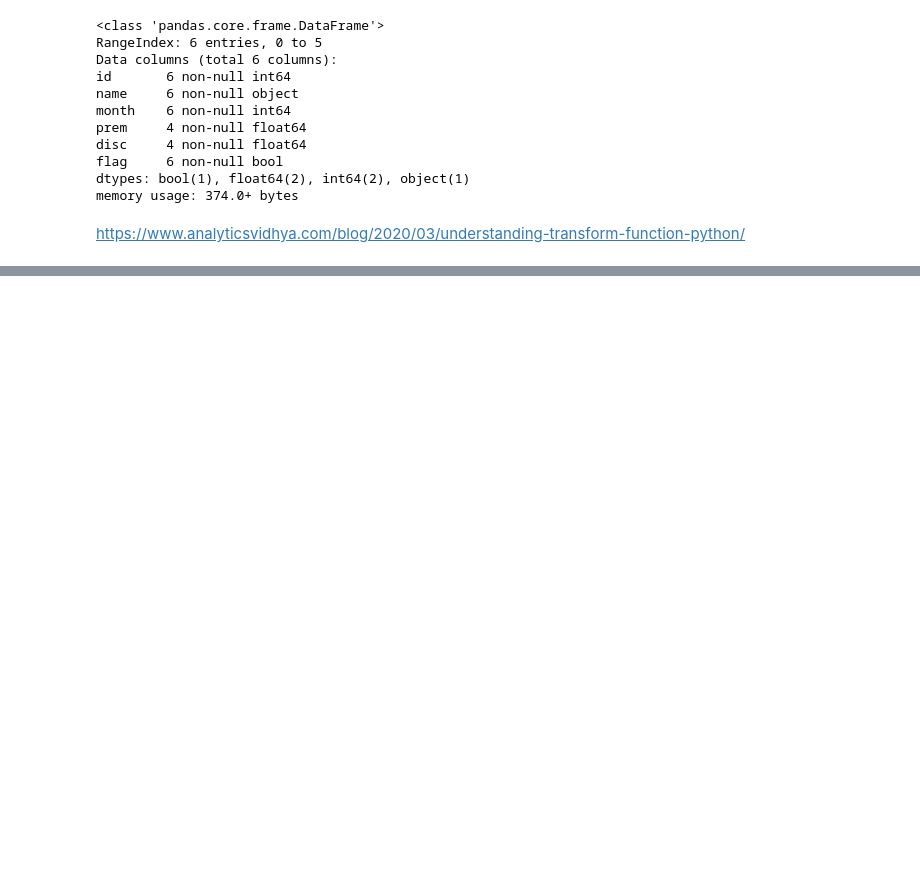
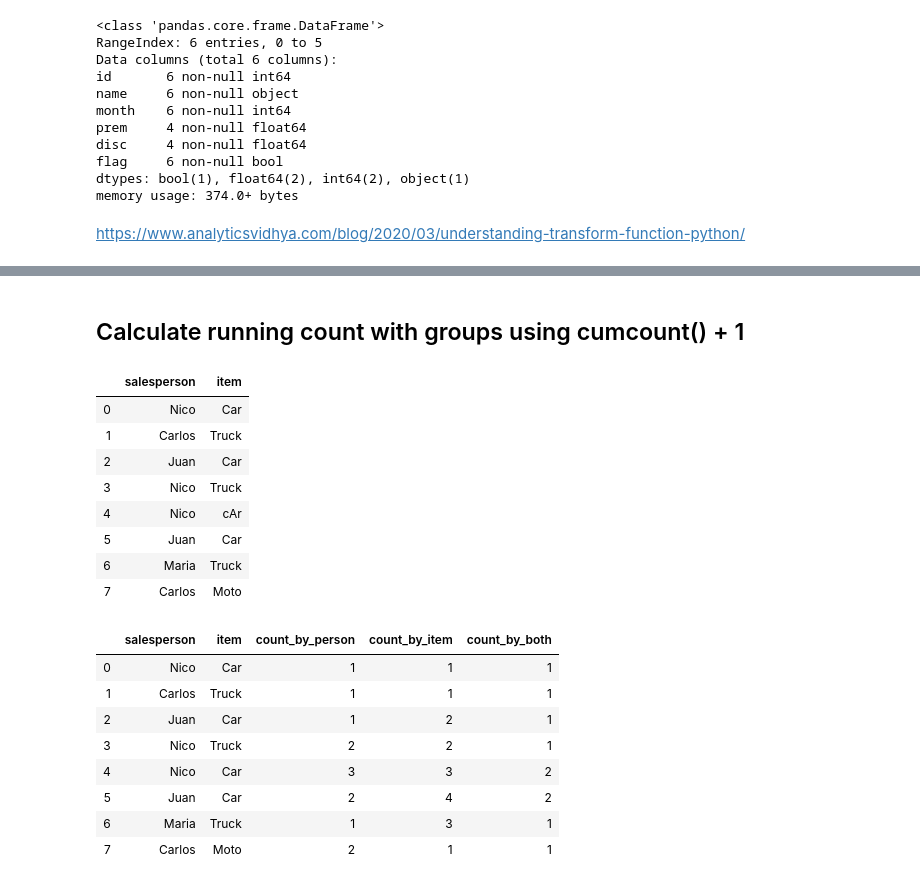
Before and after one commit to AbhishekKumar-0311/Machine-Learning-with-Python, a Jupyter notebook: Pandas/Groupby DataFrame.ipynb, the cells around one changed output, grey strips where cells are left out. Drawn from its saved outputs; the diff is of its cells as text; code cells hidden in the pictures; blank space fills up the shorter version.

```diff
--- a/Pandas/Groupby DataFrame.ipynb
+++ b/Pandas/Groupby DataFrame.ipynb
@@ -137,0 +167,34 @@ https://www.analyticsvidhya.com/blog/2020/03/understanding-transform-function-py
+# %% [markdown]
+## Calculate running count with groups using cumcount() + 1
+# %%
+d = {"salesperson":["Nico", "Carlos", "Juan", "Nico", "Nico", "Juan", "Maria", "Carlos"], "item":["Car", "Truck", "Car", "Truck", "cAr", "Car", "Truck", "Moto"]}
+df = pd.DataFrame(d)
+df
+
+# Fixing columns
+df["salesperson"] = df["salesperson"].str.title()
+df["item"] = df["item"].str.title()
+
+df["count_by_person"] = df.groupby("salesperson").cumcount() + 1
+df["count_by_item"] = df.groupby("item").cumcount() + 1
+df["count_by_both"] = df.groupby(["salesperson","item"]).cumcount() + 1
+df
+# %% [output]
+|  | salesperson | item |
+| 0 | Nico | Car |
+| 1 | Carlos | Truck |
+| 2 | Juan | Car |
+| 3 | Nico | Truck |
+| 4 | Nico | cAr |
+| 5 | Juan | Car |
+| 6 | Maria | Truck |
+| 7 | Carlos | Moto |
+|  | salesperson | item | count_by_person | count_by_item | count_by_both |
+| 0 | Nico | Car | 1 | 1 | 1 |
+| 1 | Carlos | Truck | 1 | 1 | 1 |
+| 2 | Juan | Car | 1 | 2 | 1 |
+| 3 | Nico | Truck | 2 | 2 | 1 |
+| 4 | Nico | Car | 3 | 3 | 2 |
+| 5 | Juan | Car | 2 | 4 | 2 |
+| 6 | Maria | Truck | 1 | 3 | 1 |
+| 7 | Carlos | Moto | 2 | 1 | 1 |
```
Also changed, not shown: parts of 3 cells of this notebook.
